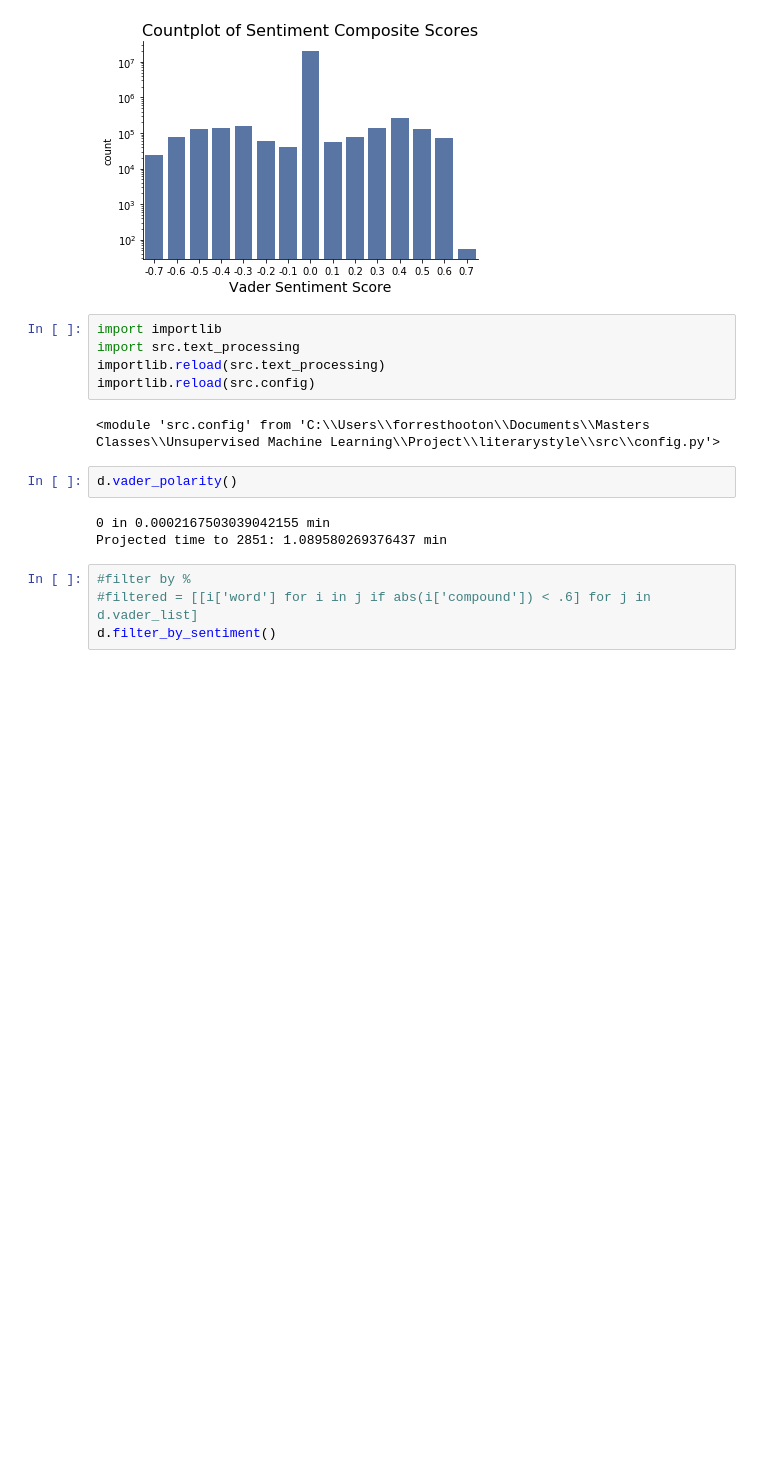
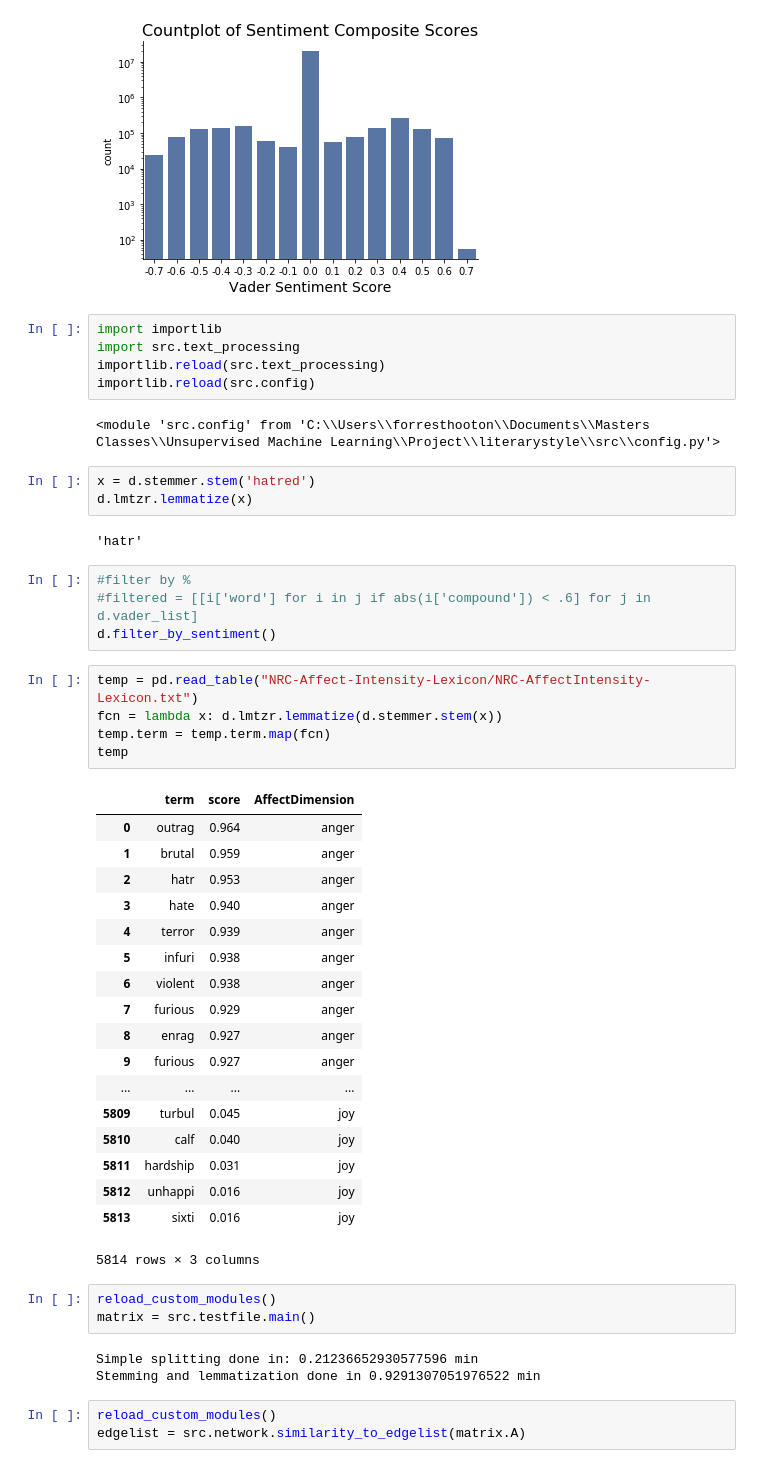
Before and after one commit to asgundogdu/literarystyle, a Jupyter notebook: data_exploration.ipynb, the cells around one changed output. Saved outputs shown, nothing was run; the diff lists cells and outputs as text; blank space fills up the shorter version.

```diff
--- a/data_exploration.ipynb
+++ b/data_exploration.ipynb
@@ -196,12 +209,45 @@ importlib.reload(src.text_processing)
 importlib.reload(src.config)
 # %% [output]
 <module 'src.config' from 'C:\\Users\\forresthooton\\Documents\\Masters Classes\\Unsupervised Machine Learning\\Project\\literarystyle\\src\\config.py'>
-# %%
-d.vader_polarity()
-# %% [output]
-0 in 0.0002167503039042155 min
-Projected time to 2851: 1.089580269376437 min
+# %%
+x = d.stemmer.stem('hatred')
+d.lmtzr.lemmatize(x)
+# %% [output]
+'hatr'
 # %%
 #filter by %
 #filtered = [[i['word'] for i in j if abs(i['compound']) < .6] for j in d.vader_list]
 d.filter_by_sentiment()
+# %%
+temp = pd.read_table("NRC-Affect-Intensity-Lexicon/NRC-AffectIntensity-Lexicon.txt")
+fcn = lambda x: d.lmtzr.lemmatize(d.stemmer.stem(x))
+temp.term = temp.term.map(fcn)
+temp
+# %% [output]
+|  | term | score | AffectDimension |
+| 0 | outrag | 0.964 | anger |
+| 1 | brutal | 0.959 | anger |
+| 2 | hatr | 0.953 | anger |
+| 3 | hate | 0.940 | anger |
+| 4 | terror | 0.939 | anger |
+| 5 | infuri | 0.938 | anger |
+| 6 | violent | 0.938 | anger |
+| 7 | furious | 0.929 | anger |
+| 8 | enrag | 0.927 | anger |
+| 9 | furious | 0.927 | anger |
+| ... | ... | ... | ... |
+| 5809 | turbul | 0.045 | joy |
+| 5810 | calf | 0.040 | joy |
+| 5811 | hardship | 0.031 | joy |
+| 5812 | unhappi | 0.016 | joy |
+| 5813 | sixti | 0.016 | joy |
+5814 rows × 3 columns
+# %%
+reload_custom_modules()
+matrix = src.testfile.main()
+# %% [output]
+Simple splitting done in: 0.21236652930577596 min
+Stemming and lemmatization done in 0.9291307051976522 min
+# %%
+reload_custom_modules()
+edgelist = src.network.similarity_to_edgelist(matrix.A)
```
Also changed, not shown: parts of 5 cells of this notebook, 4 other files.
